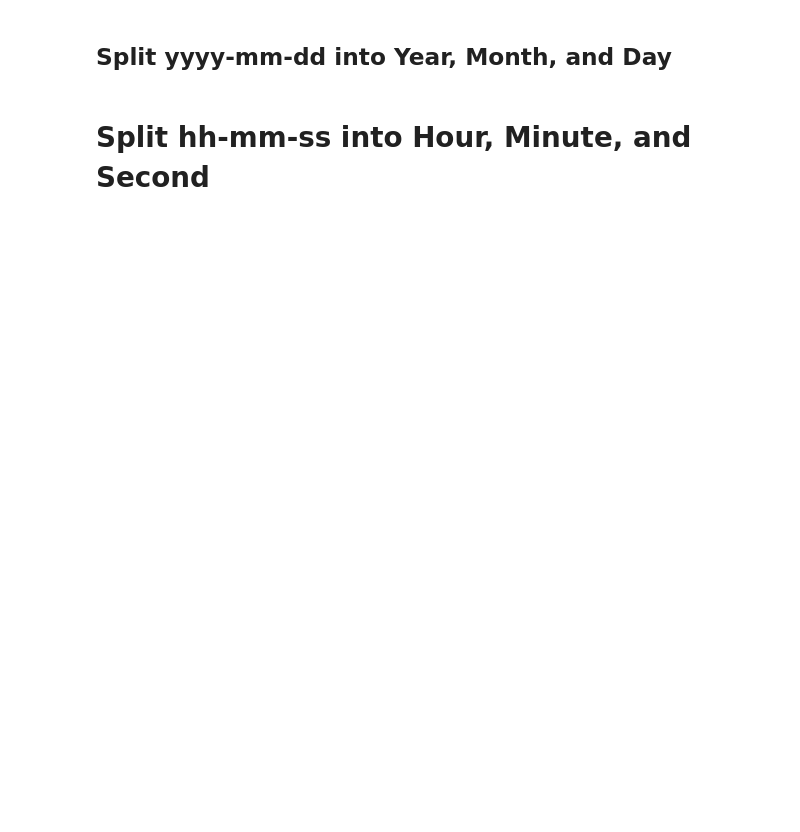
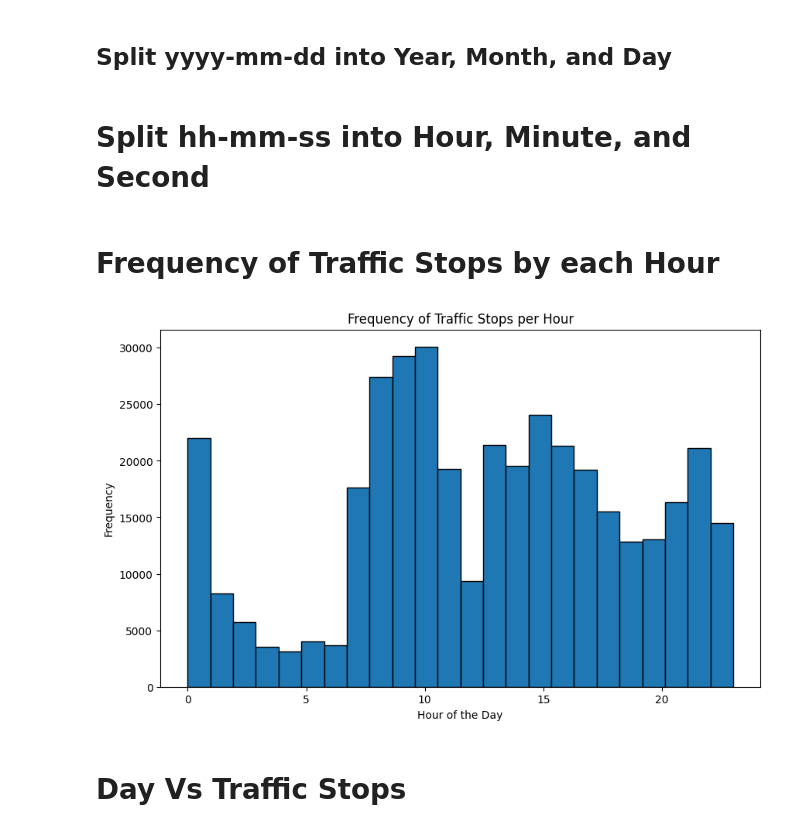
Before and after one commit to irmtou/CS577FinalProject, a Jupyter notebook: CS577FinalProject.ipynb, the cells around one changed output. Saved outputs shown, nothing was run; the diff lists cells and outputs as text; code cells hidden in the pictures; blank space fills up the shorter version.

Commit message:
Added graphs for hourly frequency, potentially day frequency, gender, age, and race distributions. Could add more pertaining to "office experience/inexperience"

```diff
--- a/CS577FinalProject.ipynb
+++ b/CS577FinalProject.ipynb
@@ -159,3 +159,22 @@ df['month']= df['date'].dt.month
 df['day']= df['date'].dt.day
 # %% [markdown]
 # Split hh-mm-ss into Hour, Minute, and Second
+# %%
+df['time'] = pd.to_datetime(df['time'], format='%H:%M:%S')
+df['hour'] = df['time'].dt.hour
+df['minute'] = df['time'].dt.minute
+df['second'] = df['time'].dt.second
+# %% [markdown]
+# Frequency of Traffic Stops by each Hour
+# %%
+df['hour'].plot(kind='hist', bins=24, edgecolor='black', figsize=(10, 6))
+
+plt.title("Frequency of Traffic Stops per Hour")
+plt.xlabel("Hour of the Day")
+plt.ylabel("Frequency")
+
+plt.show()
+# %% [output]
+[figure, added]
+# %% [markdown]
+# Day Vs Traffic Stops
```
Also changed, not shown: parts of 20 cells of this notebook.
